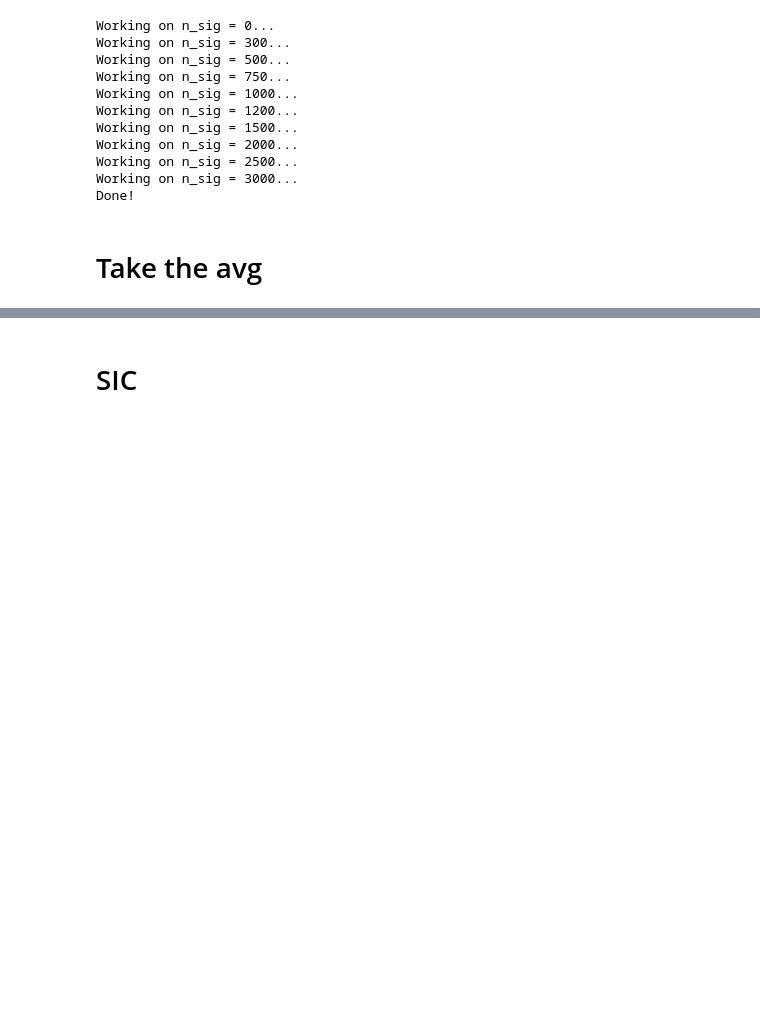
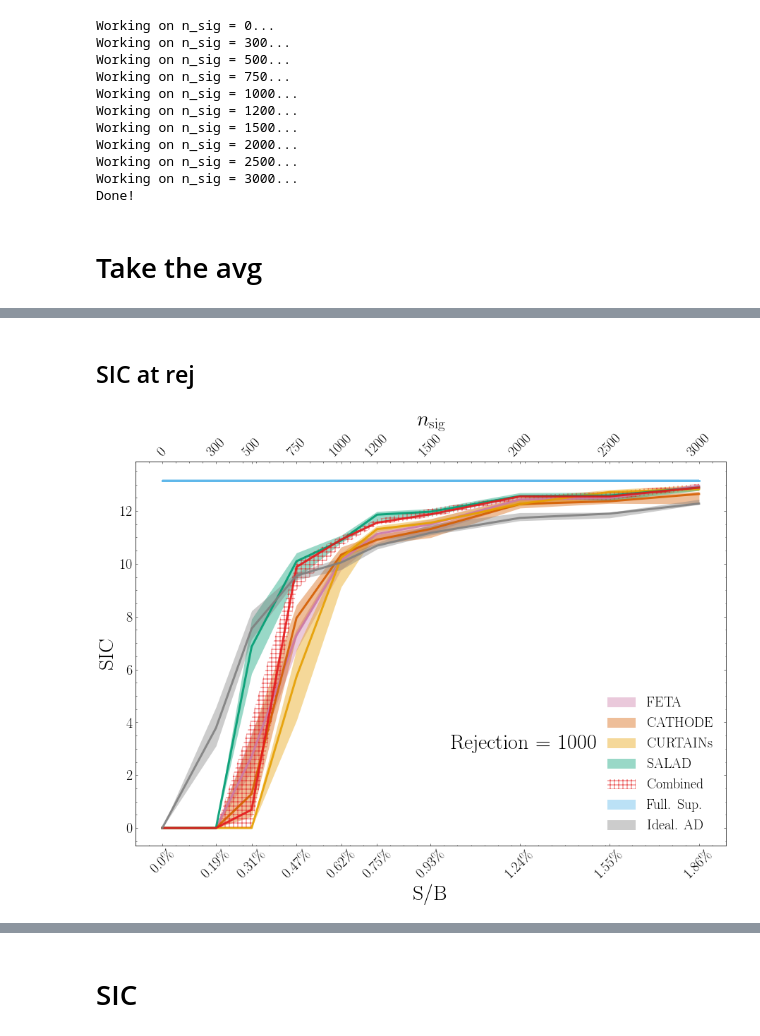
Before and after one commit to rmastand/synthetic_SM_AD, a Jupyter notebook: synthetic_samples_summary_ensembling.ipynb, the cells around one changed output, grey strips where cells are left out. Saved outputs shown, nothing was run; the diff lists cells and outputs as text; code cells hidden in the pictures; blank space fills up the shorter version.

```diff
--- a/synthetic_samples_summary_ensembling.ipynb
+++ b/synthetic_samples_summary_ensembling.ipynb
@@ -220,3 +248,53 @@ plt.show()
+# %% [markdown]
+## SIC at rej
+# %%
+
+
+x_vals = [n / num_bkg_in_SR for n in n_sig_inj_SR]
+
+
+fig = plt.figure(figsize = (15, 10))
+for k in keys:
+
+
+    plt.plot(x_vals, med_sics_at_rej_dict[k][0], color = colors_dict[k], linewidth = l, alpha = alpha + 0.5)
+
+
+    if k == "combined":
+        plt.fill_between(x_vals, med_sics_at_rej_dict[k][1],
+                            med_sics_at_rej_dict[k][2],
+                             alpha = alpha+.3, facecolor = "none", edgecolor = colors_dict[k],
+                         linewidth = 0, hatch = hatches_dict[k], label = labels_dict[k])
+    else:
+        plt.fill_between(x_vals, med_sics_at_rej_dict[k][1],
+                            med_sics_at_rej_dict[k][2],
+                             alpha = alpha, color = colors_dict[k],
+                         linewidth = 0, label = labels_dict[k])
+
+
+ax1 = fig.add_subplot(111)
+ax2 = ax1.twiny()
+ax2.set_xlim(ax1.get_xlim())
+ax2.set_xticks(x_vals)
+ax2.set_xticklabels(n_sig_inj, size=f_1, rotation = 45)
+ax2.set_xlabel(r"$n_\mathrm{sig}$", fontsize = f_2, labelpad = 10)
+
+
+ax1.set_xticks(x_vals)
+ax1.set_xticklabels([f"{np.round(100*x, 2)}\%" for x in x_vals], size=f_1, rotation = 45)
+ax1.set_xlabel("S/B", fontsize = f_2)
+
+plt.text(.01, 3, f"Rejection = {rejection_for_sic}", fontsize = f_2)
+
+ax1.legend(fontsize = f_1, loc = "lower right")
+
+ax1.set_ylabel("SIC", fontsize = f_2)
+ax1.tick_params(axis='both', which='major', labelsize=f_1)
+fig.savefig(f"plots/maxsic.pdf", dpi = dpi)
+
+plt.show()
+# %% [output]
+[figure, added]
 # %%
 for i, n in enumerate(n_sig_inj_SR):
 
```
Also changed, not shown: parts of 15 cells of this notebook, 1 other file.
